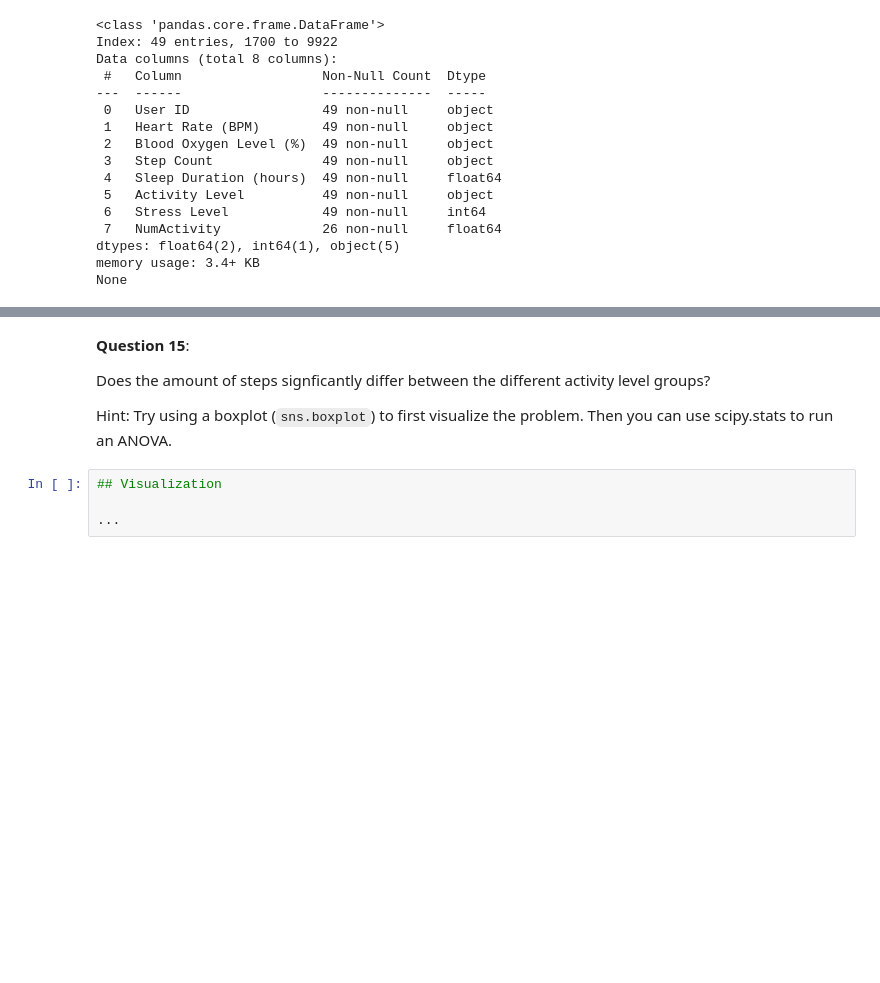
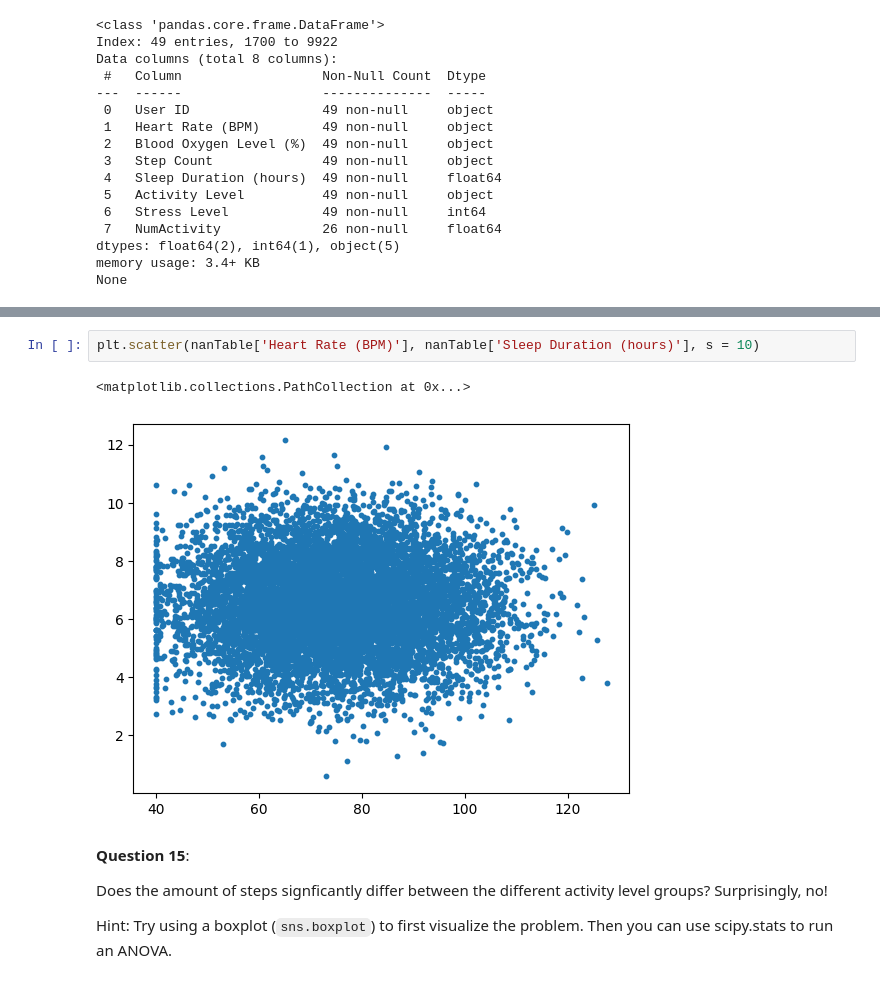
Before and after one commit to BMC-Intersectional-Data-Feminism/exercise-2-data-cleaning-and-analysis-suzannasem, a Jupyter notebook: exercise2.ipynb, the cells around one changed output, grey strips where cells are left out. Saved outputs shown, nothing was run; the diff lists cells and outputs as text; blank space fills up the shorter version.

```diff
--- a/exercise2.ipynb
+++ b/exercise2.ipynb
@@ -627,11 +707,13 @@ plt.scatter(..., ..., s = ...)
+# %%
+plt.scatter(nanTable['Heart Rate (BPM)'], nanTable['Sleep Duration (hours)'], s = 10)
+# %% [output]
+<matplotlib.collections.PathCollection at 0x...>
+[figure, added]
 # %% [markdown]
 **Question 15**:
 
 
 Does the amount of steps signficantly differ between the different activity level groups?
+Surprisingly, no!
 
 Hint: Try using a boxplot (`sns.boxplot`) to first visualize the problem. Then you can use scipy.stats to run an ANOVA.
-# %%
-## Visualization
-
-...
```
Also changed, not shown: parts of 24 cells of this notebook.
